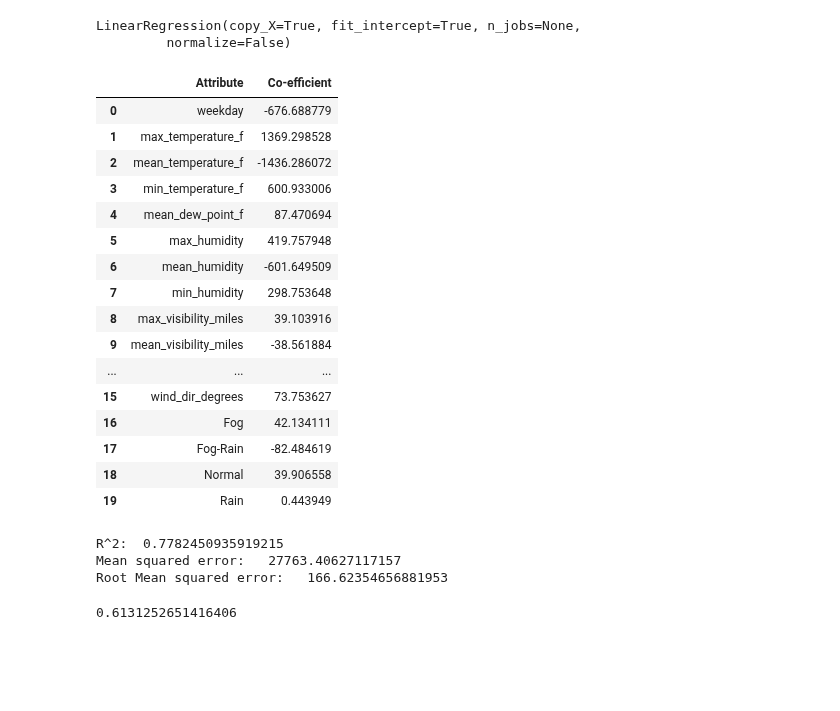
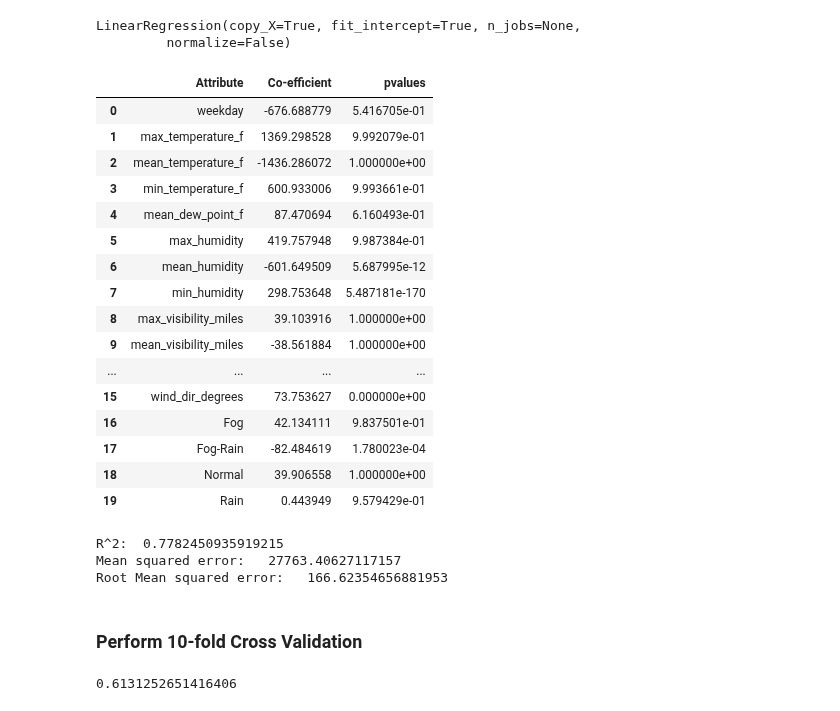
Before and after one commit to jslaga/SpringboardDSC, a Jupyter notebook: Capstone1/Capstone.ipynb, the cells around one changed output. Saved outputs shown, nothing was run; the diff lists cells and outputs as text; code cells hidden in the pictures; blank space fills up the shorter version.

```diff
--- a/Capstone1/Capstone.ipynb
+++ b/Capstone1/Capstone.ipynb
@@ -801,26 +803,30 @@ y_pred = linreg.predict(X_test)
 # %%
 coef = pd.DataFrame(linreg.coef_, columns=['Co-efficient'])
 attribute = pd.DataFrame(X.columns, columns=['Attribute'])
 coef_df = pd.concat([attribute, coef], axis=1, join='inner')
+
+scores, pvalues = chi2(X, y)
+pvalues = pd.DataFrame(pvalues, columns=['pvalues'])
+coef_df = pd.concat([coef_df, pvalues], axis=1, join='inner')
 coef_df
 # %% [output]
-|  | Attribute | Co-efficient |
-| 0 | weekday | -676.688779 |
-| 1 | max_temperature_f | 1369.298528 |
-| 2 | mean_temperature_f | -1436.286072 |
-| 3 | min_temperature_f | 600.933006 |
-| 4 | mean_dew_point_f | 87.470694 |
-| 5 | max_humidity | 419.757948 |
-| 6 | mean_humidity | -601.649509 |
-| 7 | min_humidity | 298.753648 |
-| 8 | max_visibility_miles | 39.103916 |
-| 9 | mean_visibility_miles | -38.561884 |
-| ... | ... | ... |
-| 15 | wind_dir_degrees | 73.753627 |
-| 16 | Fog | 42.134111 |
-| 17 | Fog-Rain | -82.484619 |
-| 18 | Normal | 39.906558 |
-| 19 | Rain | 0.443949 |
+|  | Attribute | Co-efficient | pvalues |
+| 0 | weekday | -676.688779 | 5.416705e-01 |
+| 1 | max_temperature_f | 1369.298528 | 9.992079e-01 |
+| 2 | mean_temperature_f | -1436.286072 | 1.000000e+00 |
+| 3 | min_temperature_f | 600.933006 | 9.993661e-01 |
+| 4 | mean_dew_point_f | 87.470694 | 6.160493e-01 |
+| 5 | max_humidity | 419.757948 | 9.987384e-01 |
+| 6 | mean_humidity | -601.649509 | 5.687995e-12 |
+| 7 | min_humidity | 298.753648 | 5.487181e-170 |
+| 8 | max_visibility_miles | 39.103916 | 1.000000e+00 |
+| 9 | mean_visibility_miles | -38.561884 | 1.000000e+00 |
+| ... | ... | ... | ... |
+| 15 | wind_dir_degrees | 73.753627 | 0.000000e+00 |
+| 16 | Fog | 42.134111 | 9.837501e-01 |
+| 17 | Fog-Rain | -82.484619 | 1.780023e-04 |
+| 18 | Normal | 39.906558 | 1.000000e+00 |
+| 19 | Rain | 0.443949 | 9.579429e-01 |
 # %%
 print('R^2: ', linreg.score(X_test, y_test))
 print('Mean squared error:  ', mean_squared_error(y_test, y_pred))
@@ -829,6 +835,8 @@ print('Root Mean squared error:  ', np.sqrt(mean_squared_error(y_test, y_pred)))
 R^2:  0.7782450935919215
 Mean squared error:   27763.40627117157
 Root Mean squared error:   166.62354656881953
+# %% [markdown]
+### Perform 10-fold Cross Validation
 # %%
 # Perform 10-fold CV
 cvscores_10 = cross_val_score(linreg, X, y, cv=10)
```
Also changed, not shown: parts of 3 cells of this notebook.
